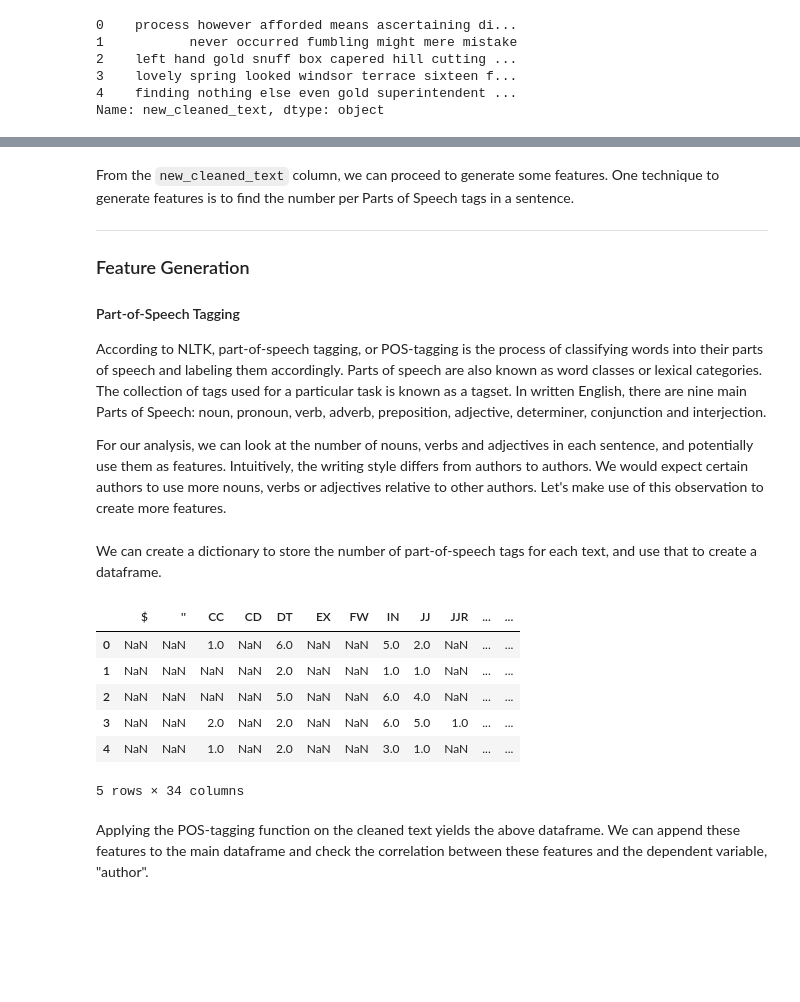
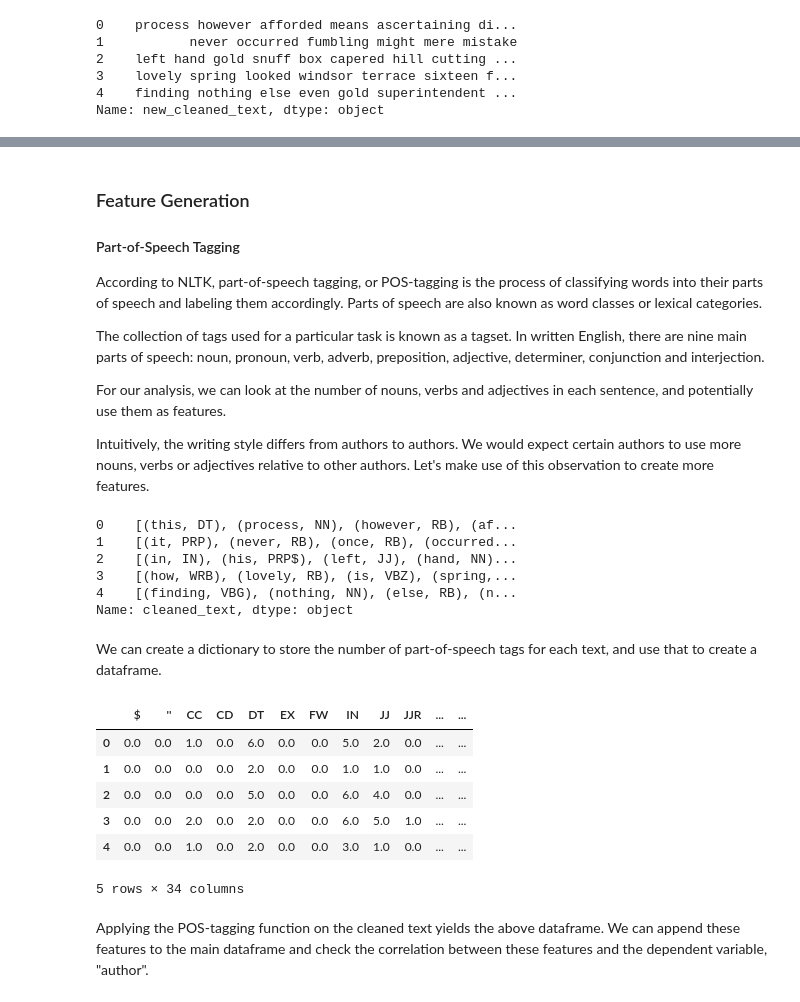
Before and after one commit to ngbolin/PythonProgrammingWorkshop, a Jupyter notebook: SMUMSE_ProgWorkshop_Lesson5.ipynb, the cells around one changed output, grey strips where cells are left out. Cells and saved outputs as stored; diff of their text form; code cells hidden in the pictures; blank space fills up the shorter version.

```diff
--- a/SMUMSE_ProgWorkshop_Lesson5.ipynb
+++ b/SMUMSE_ProgWorkshop_Lesson5.ipynb
@@ -560,13 +613,13 @@ plot_top_20_words(dat, 'new_cleaned_text', 'MWS')
 # %% [markdown]
-From the `new_cleaned_text` column, we can proceed to generate some features. One technique to generate features is to find the number per Parts of Speech tags in a sentence.
-
----
-
 ### Feature Generation
 
 #### Part-of-Speech Tagging
-According to NLTK, part-of-speech tagging, or POS-tagging is the process of classifying words into their parts of speech and labeling them accordingly. Parts of speech are also known as word classes or lexical categories. The collection of tags used for a particular task is known as a tagset. In written English, there are nine main Parts of Speech: noun, pronoun, verb, adverb, preposition, adjective, determiner, conjunction and interjection.
+According to NLTK, part-of-speech tagging, or POS-tagging is the process of classifying words into their parts of speech and labeling them accordingly. Parts of speech are also known as word classes or lexical categories.
 
-For our analysis, we can look at the number of nouns, verbs and adjectives in each sentence, and potentially use them as features. Intuitively, the writing style differs from authors to authors. We would expect certain authors to use more nouns, verbs or adjectives relative to other authors. Let's make use of this observation to create more features.
+The collection of tags used for a particular task is known as a tagset. In written English, there are nine main parts of speech: noun, pronoun, verb, adverb, preposition, adjective, determiner, conjunction and interjection.
+
+For our analysis, we can look at the number of nouns, verbs and adjectives in each sentence, and potentially use them as features.
+
+Intuitively, the writing style differs from authors to authors. We would expect certain authors to use more nouns, verbs or adjectives relative to other authors. Let's make use of this observation to create more features.
 # %%
 def pos_tagging(text): return nltk.pos_tag(nltk.word_tokenize(text))
@@ -573,23 +628,32 @@ def pos_tagging(text): return nltk.pos_tag(nltk.word_tokenize(text))
+# %%
+pos_tags_column.head()
+# %% [output]
+0    [(this, DT), (process, NN), (however, RB), (af...
+1    [(it, PRP), (never, RB), (once, RB), (occurred...
+2    [(in, IN), (his, PRP$), (left, JJ), (hand, NN)...
+3    [(how, WRB), (lovely, RB), (is, VBZ), (spring,...
+4    [(finding, VBG), (nothing, NN), (else, RB), (n...
+Name: cleaned_text, dtype: object
 # %% [markdown]
 We can create a dictionary to store the number of part-of-speech tags for each text, and use that to create a dataframe.
 # %%
 def pos_tag_count(list_postags):
     # Return dictionary of dataframes with postags as keys and counts as values
     dict_of_postags = {}
     for tag in list_postags:
         dict_of_postags[tag[1]] = dict_of_postags.get(tag[1], 0) + 1
     return dict_of_postags
 
-pos_tags_column = dat.cleaned_text.apply(lambda x: pos_tagging(x))
 postags_df = pd.DataFrame(pos_tags_column.apply(pos_tag_count).to_dict()).T
+postags_df.fillna(0, inplace=True) # There are many 'NA' values in the dataset
 postags_df.head()
 # %% [output]
 |  | $ | '' | CC | CD | DT | EX | FW | IN | JJ | JJR | ... | ... |
-| 0 | NaN | NaN | 1.0 | NaN | 6.0 | NaN | NaN | 5.0 | 2.0 | NaN | ... | ... |
-| 1 | NaN | NaN | NaN | NaN | 2.0 | NaN | NaN | 1.0 | 1.0 | NaN | ... | ... |
-| 2 | NaN | NaN | NaN | NaN | 5.0 | NaN | NaN | 6.0 | 4.0 | NaN | ... | ... |
-| 3 | NaN | NaN | 2.0 | NaN | 2.0 | NaN | NaN | 6.0 | 5.0 | 1.0 | ... | ... |
-| 4 | NaN | NaN | 1.0 | NaN | 2.0 | NaN | NaN | 3.0 | 1.0 | NaN | ... | ... |
+| 0 | 0.0 | 0.0 | 1.0 | 0.0 | 6.0 | 0.0 | 0.0 | 5.0 | 2.0 | 0.0 | ... | ... |
+| 1 | 0.0 | 0.0 | 0.0 | 0.0 | 2.0 | 0.0 | 0.0 | 1.0 | 1.0 | 0.0 | ... | ... |
+| 2 | 0.0 | 0.0 | 0.0 | 0.0 | 5.0 | 0.0 | 0.0 | 6.0 | 4.0 | 0.0 | ... | ... |
+| 3 | 0.0 | 0.0 | 2.0 | 0.0 | 2.0 | 0.0 | 0.0 | 6.0 | 5.0 | 1.0 | ... | ... |
+| 4 | 0.0 | 0.0 | 1.0 | 0.0 | 2.0 | 0.0 | 0.0 | 3.0 | 1.0 | 0.0 | ... | ... |
 5 rows × 34 columns
 # %% [markdown]
 Applying the POS-tagging function on the cleaned text yields the above dataframe. We can append these features to the main dataframe and check the correlation between these features and the dependent variable, "author".
```
Also changed, not shown: parts of 42 cells of this notebook.
